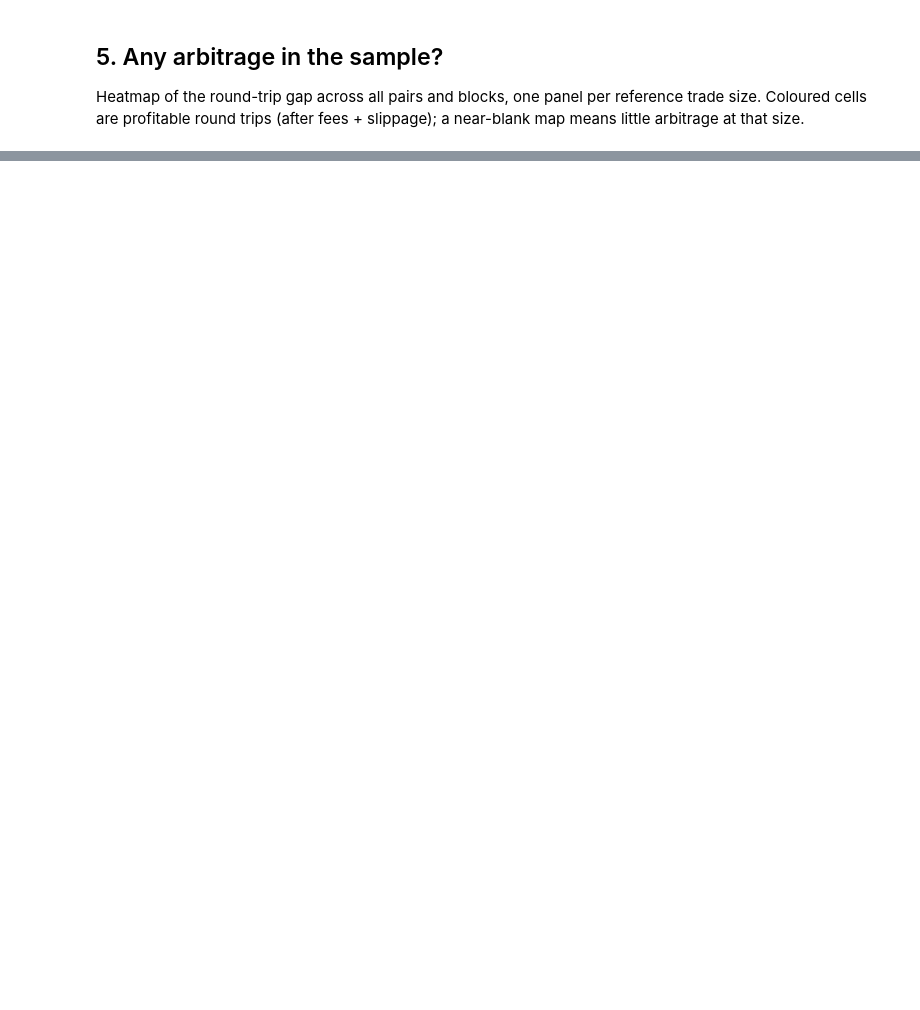
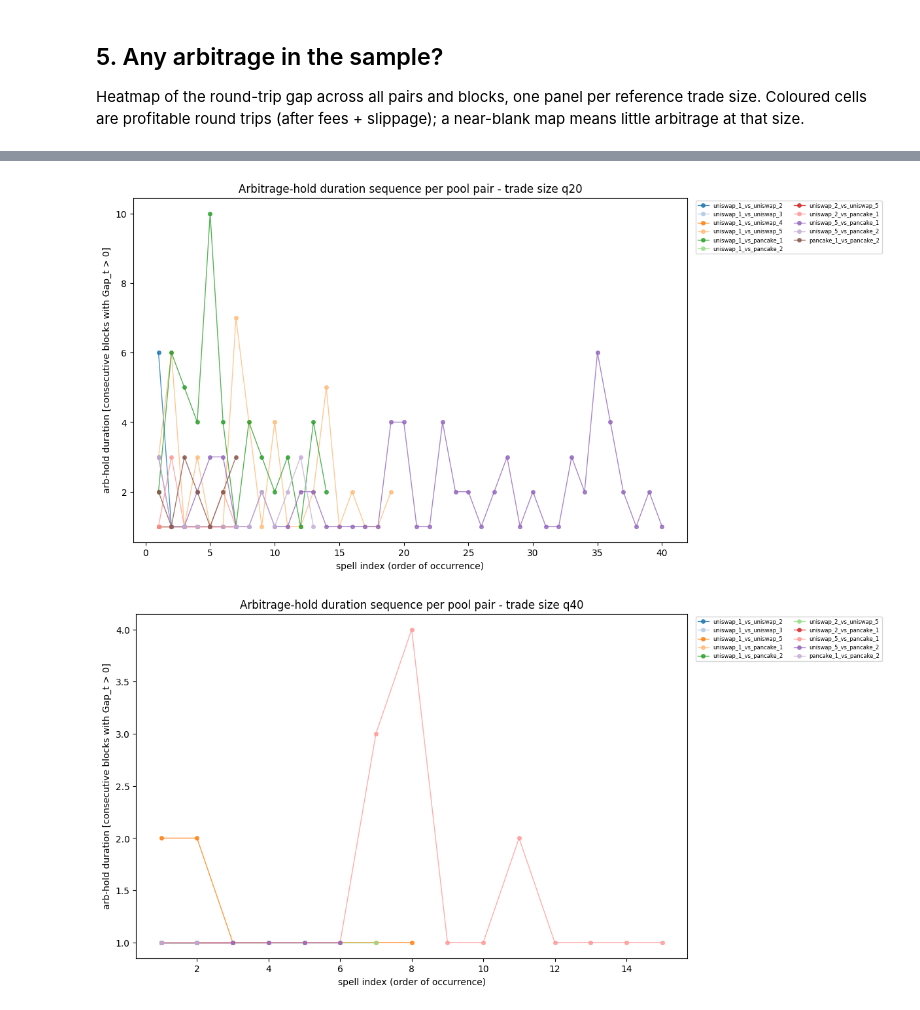
Before and after one commit to Matlpb/DeFi_limits-to-arbitrage, a Jupyter notebook: arbitrage_index.ipynb, the cells around one changed output, grey strips where cells are left out. Drawn from its saved outputs; the diff is of its cells as text; code cells hidden in the pictures; blank space fills up the shorter version.

```diff
--- a/arbitrage_index.ipynb
+++ b/arbitrage_index.ipynb
@@ -141,0 +156,7 @@ q80: 7 live (pair, block) cells of 4725 | max gap = 13.42 bps
+# %%
+durations = arbitrage.arb_hold_durations(arb_index)
+for q in quantiles.index:
+    plotting.plot_arb_durations(durations, q)
+# %% [output]
+[figure, added]
+[figure, added]
```
Also changed, not shown: parts of 7 cells of this notebook, 13 other files.
